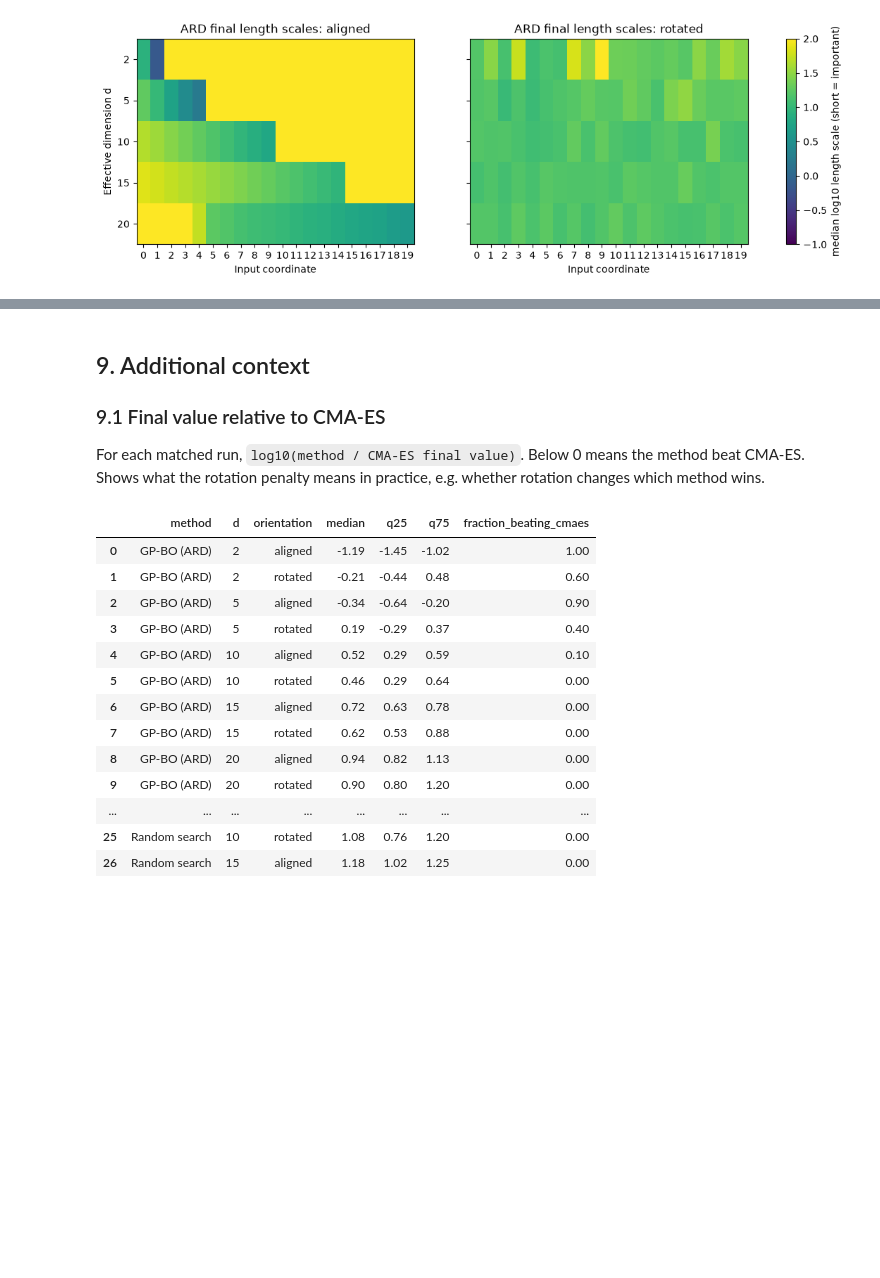
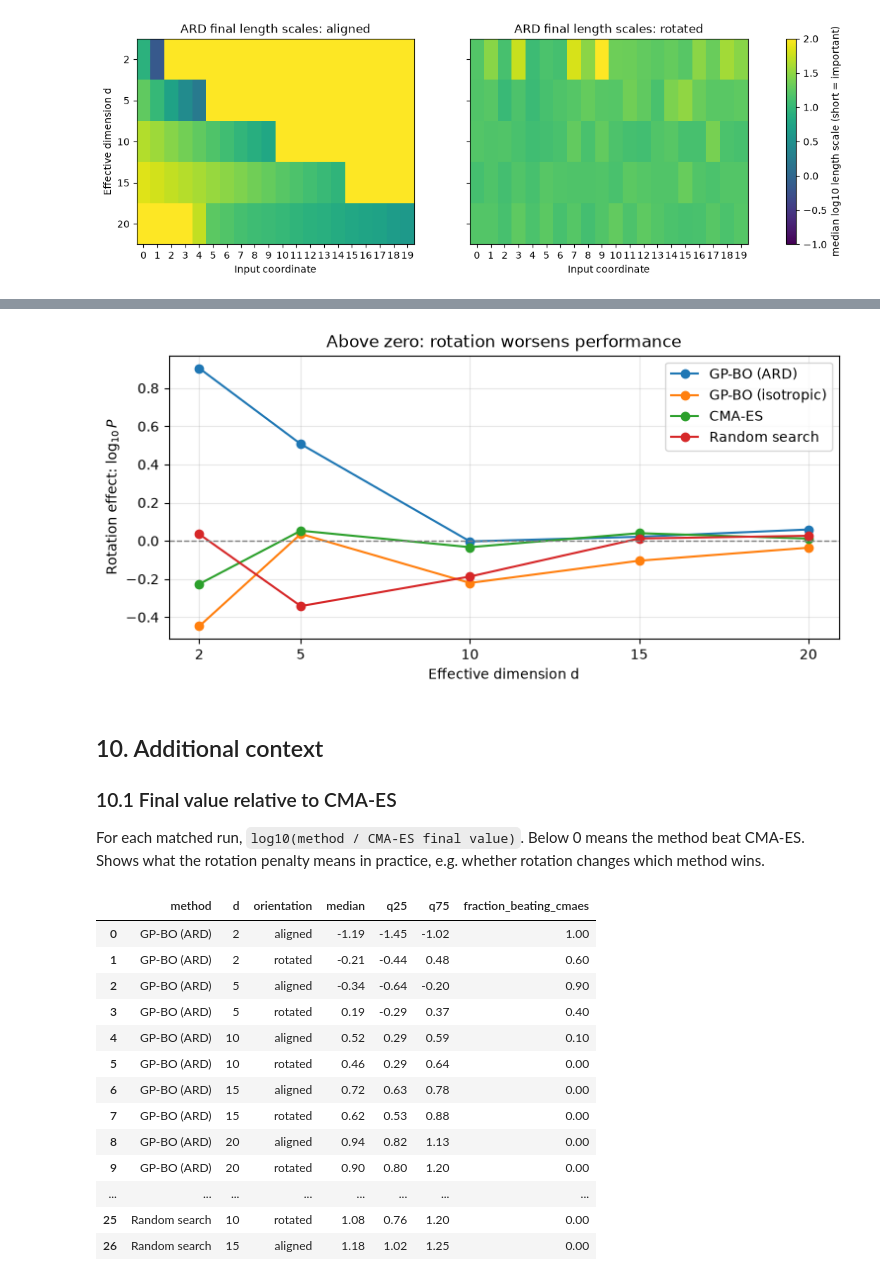
Before and after one commit to joanne-1234/dsa4212-assignment, a Jupyter notebook: code/analysis.ipynb, the cells around one changed output, grey strips where cells are left out. Drawn from its saved outputs; the diff is of its cells as text; code cells hidden in the pictures; blank space fills up the shorter version.

```diff
--- a/code/analysis.ipynb
+++ b/code/analysis.ipynb
@@ -467,7 +470,31 @@ plt.show()
+# %%
+# One simple report figure for H1-H3. Use the report's mean log effects.
+report_rotation = (problem_log / np.log(10)).groupby(["method", "d"]).mean()
+fig, ax = plt.subplots(figsize=(7.5, 3.6), layout="constrained")
+report_colours = {
+    "bo_ard": "tab:blue", "isotropic_bo": "tab:orange",
+    "cmaes": "tab:green", "random_search": "tab:red",
+}
+for method in available:
+    effects = report_rotation.loc[method]
+    ax.plot(
+        effects.index, effects, marker="o", label=METHODS[method],
+        color=report_colours[method],
+    )
+ax.axhline(0, color="grey", linestyle="--", linewidth=1)
+ax.set_xticks(EFFECTIVE_DIMS)
+ax.set_xlabel("Effective dimension d")
+ax.set_ylabel(r"Rotation effect: $\log_{10}P$")
+ax.set_title("Above zero: rotation worsens performance")
+ax.grid(True, alpha=0.3)
+ax.legend()
+plt.show()
+# %% [output]
+[figure, added]
 # %% [markdown]
-## 9. Additional context
+## 10. Additional context
 
-### 9.1 Final value relative to CMA-ES
+### 10.1 Final value relative to CMA-ES
 
 For each matched run, `log10(method / CMA-ES final value)`. Below 0 means the method beat CMA-ES.
 Shows what the rotation penalty means in practice, e.g. whether rotation changes which method wins.
```
Also changed, not shown: parts of 11 cells of this notebook.
